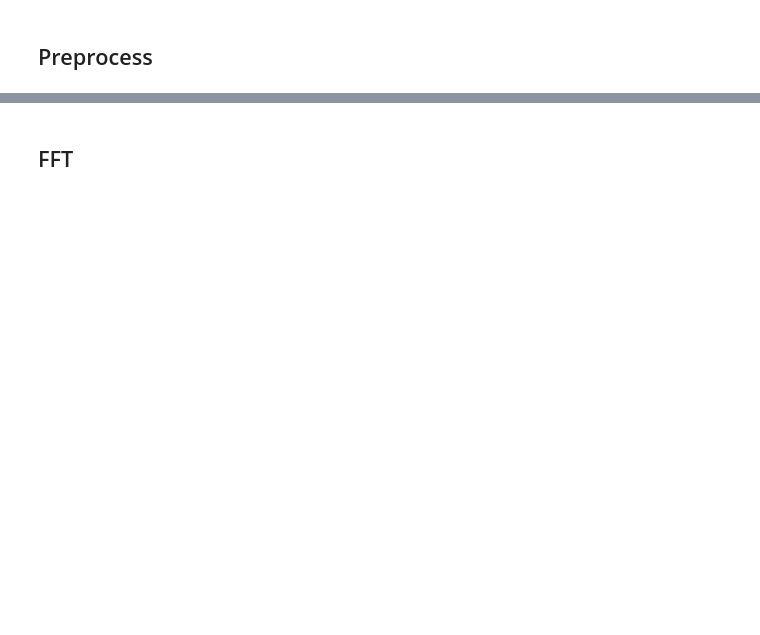
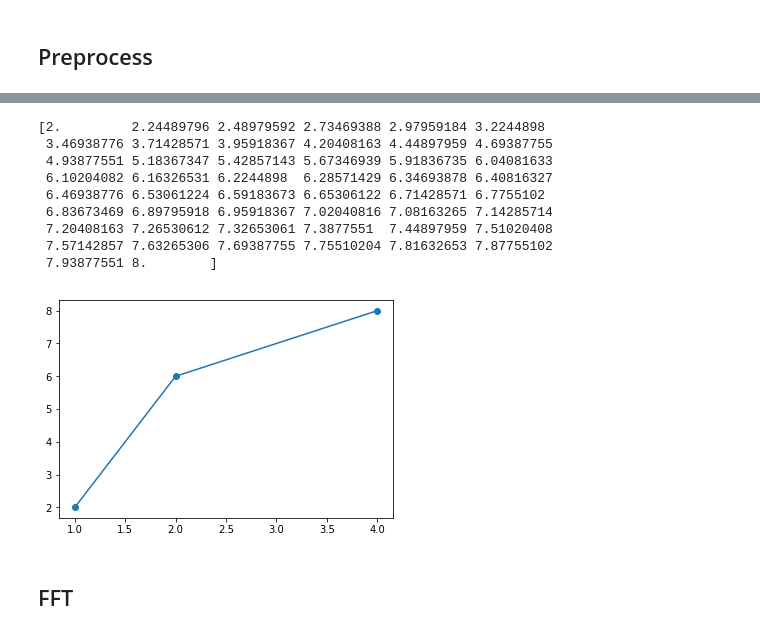
Before and after one commit to p-amonpitakpun/clock-drawing-dnn, a Jupyter notebook: Notebooks/models/fft_cnn.ipynb, the cells around one changed output, grey strips where cells are left out. Cells and saved outputs as stored; diff of their text form; code cells hidden in the pictures; blank space fills up the shorter version.

```diff
--- a/Notebooks/models/fft_cnn.ipynb
+++ b/Notebooks/models/fft_cnn.ipynb
@@ -32,3 +32,27 @@ plt.plot(data['x'][0])
+# %%
+import numpy as np
+import matplotlib.pyplot as plt
+
+xp = [1, 2, 4]
+yp = [2, 6, 8]
+x = np.linspace(1, 4, 50)
+y = np.interp(x, xp, yp)
+print(y)
+
+plt.scatter(xp, yp)
+plt.plot(x, y)
+plt.show()
+# %% [output]
+[2.         2.24489796 2.48979592 2.73469388 2.97959184 3.2244898
+ 3.46938776 3.71428571 3.95918367 4.20408163 4.44897959 4.69387755
+ 4.93877551 5.18367347 5.42857143 5.67346939 5.91836735 6.04081633
+ 6.10204082 6.16326531 6.2244898  6.28571429 6.34693878 6.40816327
+ 6.46938776 6.53061224 6.59183673 6.65306122 6.71428571 6.7755102
+ 6.83673469 6.89795918 6.95918367 7.02040816 7.08163265 7.14285714
+ 7.20408163 7.26530612 7.32653061 7.3877551  7.44897959 7.51020408
+ 7.57142857 7.63265306 7.69387755 7.75510204 7.81632653 7.87755102
+ 7.93877551 8.        ]
+[figure, added]
 # %% [markdown]
 ## FFT
 # %%
```
Also changed, not shown: parts of 9 cells of this notebook.
